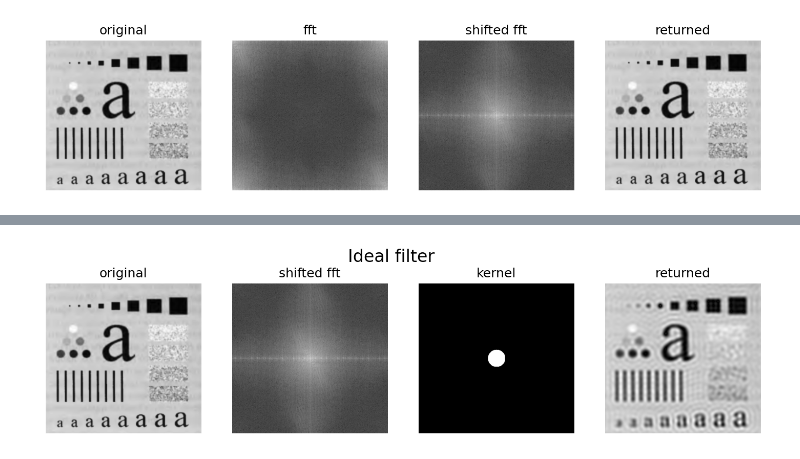
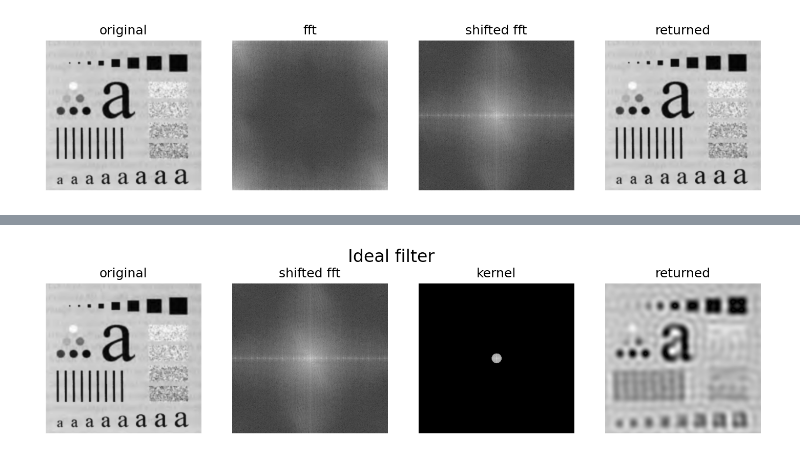
Before and after one commit to mor1ins/cvision_labs, a Jupyter notebook: cvision_kuliev_lab6.ipynb, the cells around one changed output, grey strips where cells are left out. Drawn from its saved outputs; the diff is of its cells as text; code cells hidden in the pictures.

```diff
--- a/cvision_kuliev_lab6.ipynb
+++ b/cvision_kuliev_lab6.ipynb
@@ -99,15 +98,13 @@ original image size = (528, 546)
 # %%
-def ideal_lff_filter():
-    original = get_image()
-    kernel = ideal_filter_kernel(original.shape, ellipse((60, 60)))
-    f = fft(original)
+def apply_filter(image, kernel, title=""):
+    f = fft(image)
     shifted = shift(f)
-    filtered = shifted * kernel
-    plot_image([original, log_norm(shifted), kernel, reverse(np.abs(fft(filtered)))],
+    filtered = 1 - shifted * kernel
+    plot_image([image, log_norm(shifted), log_norm(filtered), reverse(np.abs(fft(filtered)))],
               labels=[ 'original', 'shifted fft', 'kernel', 'returned' ],
-              title='Ideal filter')
+              title=title)
 
 
-ideal_lff_filter()
+apply_filter(get_image(), ideal_filter_kernel(get_image().shape, ellipse((35, 35))), "Ideal filter")
 # %% [output]
-[figure, old version]
+[figure, new version]
```
Also changed, not shown: parts of 5 cells of this notebook, 1 other file.
